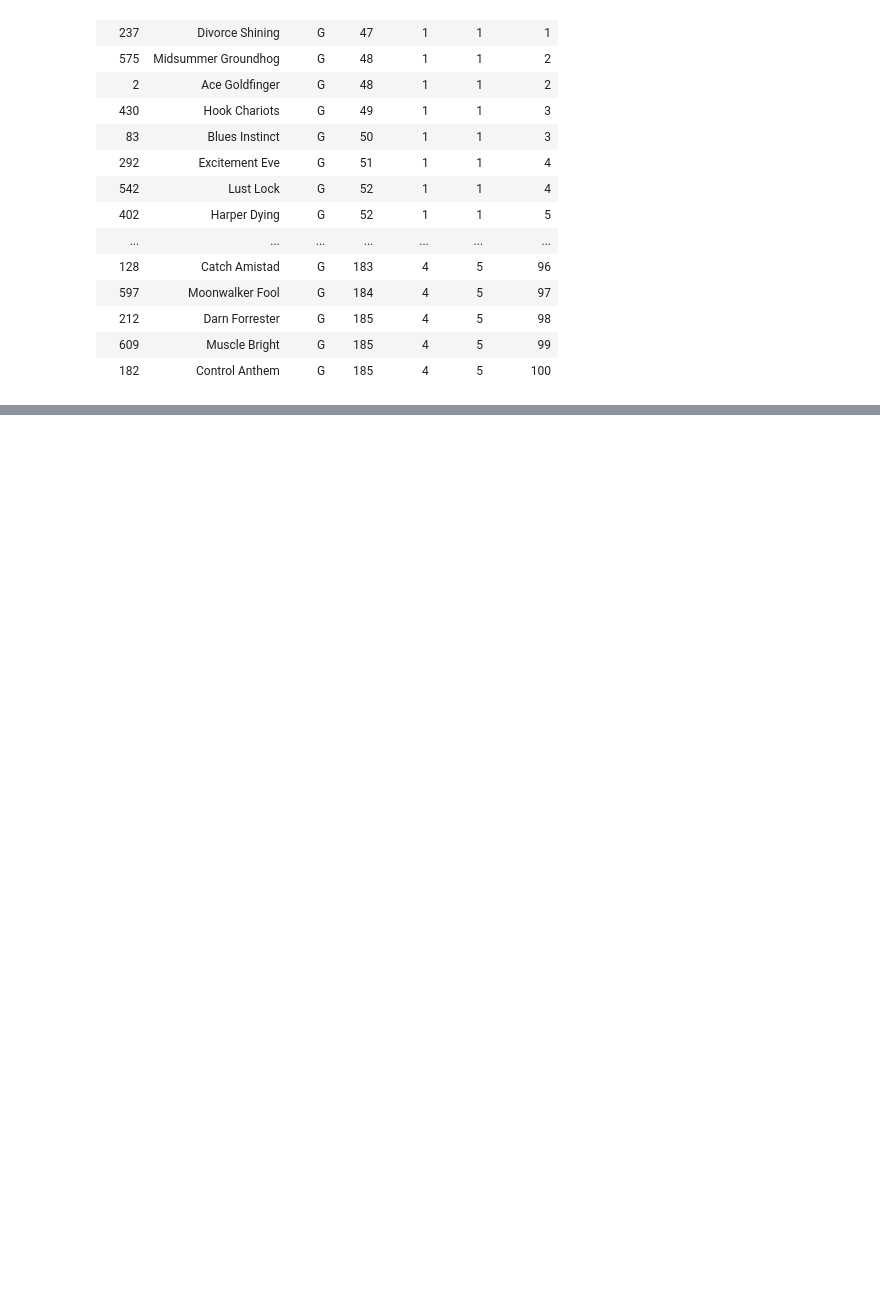
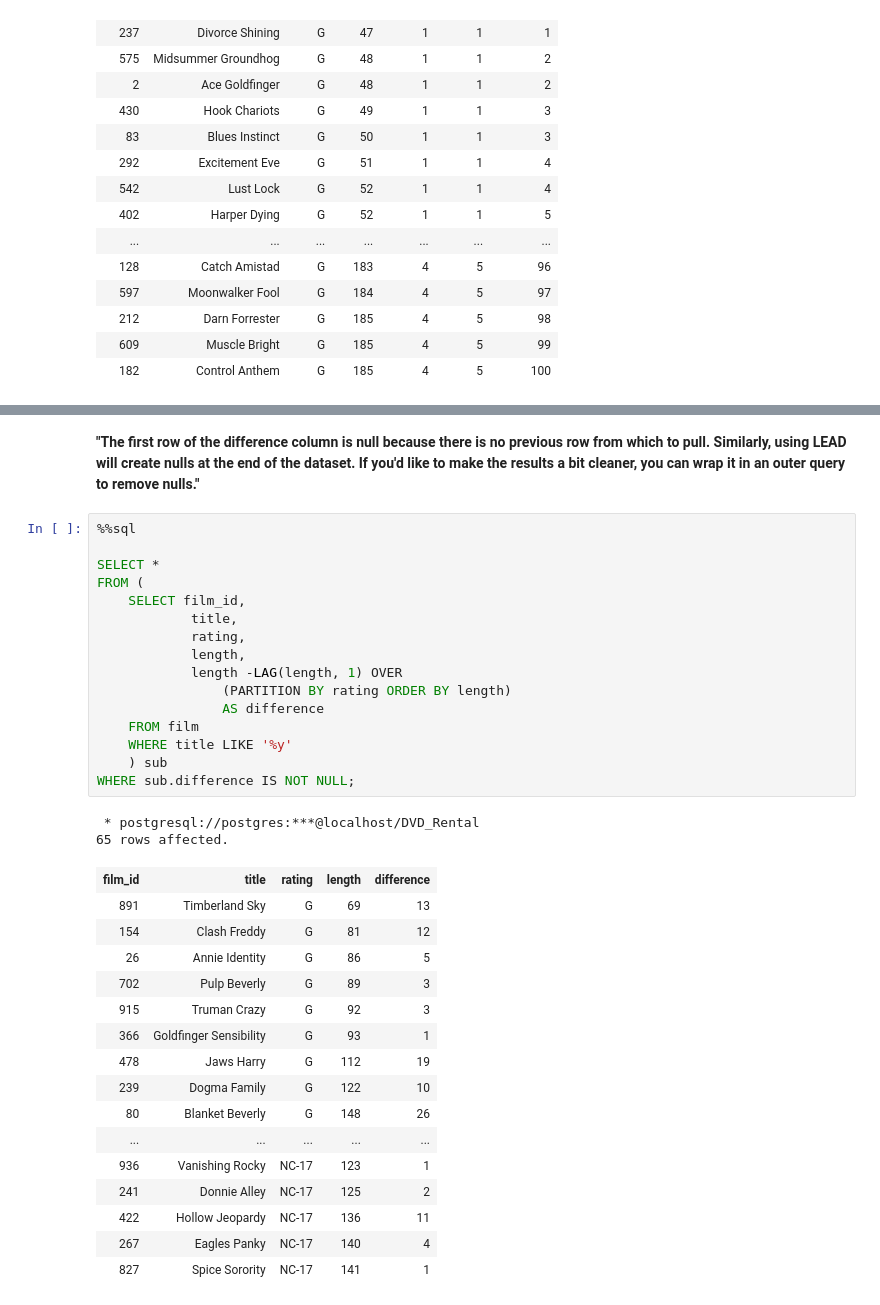
Before and after one commit to OscarKodes/100-Days-of-Data-Projects, a Jupyter notebook: 14-Practice_Advanced_SQL/Practicing Advanced SQL Functions.ipynb, the cells around one changed output, grey strips where cells are left out. Drawn from its saved outputs; the diff is of its cells as text; blank space fills up the shorter version.

```diff
--- a/14-Practice_Advanced_SQL/Practicing Advanced SQL Functions.ipynb
+++ b/14-Practice_Advanced_SQL/Practicing Advanced SQL Functions.ipynb
@@ -375,0 +475,37 @@ WHERE rating = 'G';
+# %% [markdown]
+**"The first row of the difference column is null because there is no previous row from which to pull. Similarly, using LEAD will create nulls at the end of the dataset. If you'd like to make the results a bit cleaner, you can wrap it in an outer query to remove nulls."**
+# %%
+%%sql
+
+SELECT *
+FROM (
+    SELECT film_id,
+            title,
+            rating,
+            length,
+            length -LAG(length, 1) OVER
+                (PARTITION BY rating ORDER BY length)
+                AS difference
+    FROM film
+    WHERE title LIKE '%y'
+    ) sub
+WHERE sub.difference IS NOT NULL;
+# %% [output]
+ * postgresql://postgres:***@localhost/DVD_Rental
+65 rows affected.
+| film_id | title | rating | length | difference |
+| 891 | Timberland Sky | G | 69 | 13 |
+| 154 | Clash Freddy | G | 81 | 12 |
+| 26 | Annie Identity | G | 86 | 5 |
+| 702 | Pulp Beverly | G | 89 | 3 |
+| 915 | Truman Crazy | G | 92 | 3 |
+| 366 | Goldfinger Sensibility | G | 93 | 1 |
+| 478 | Jaws Harry | G | 112 | 19 |
+| 239 | Dogma Family | G | 122 | 10 |
+| 80 | Blanket Beverly | G | 148 | 26 |
+| ... | ... | ... | ... | ... |
+| 936 | Vanishing Rocky | NC-17 | 123 | 1 |
+| 241 | Donnie Alley | NC-17 | 125 | 2 |
+| 422 | Hollow Jeopardy | NC-17 | 136 | 11 |
+| 267 | Eagles Panky | NC-17 | 140 | 4 |
+| 827 | Spice Sorority | NC-17 | 141 | 1 |
```
Also changed, not shown: parts of 11 cells of this notebook.
